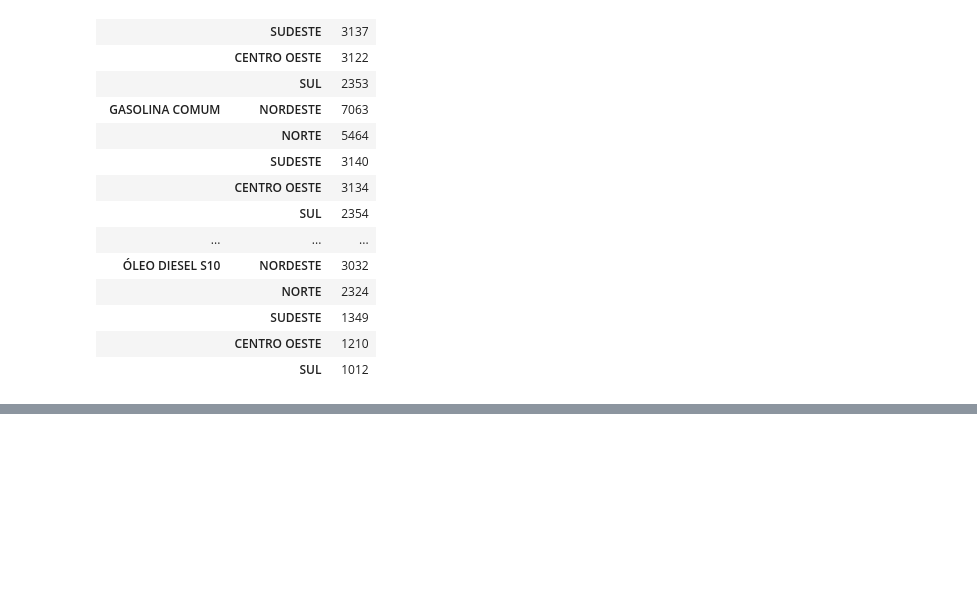
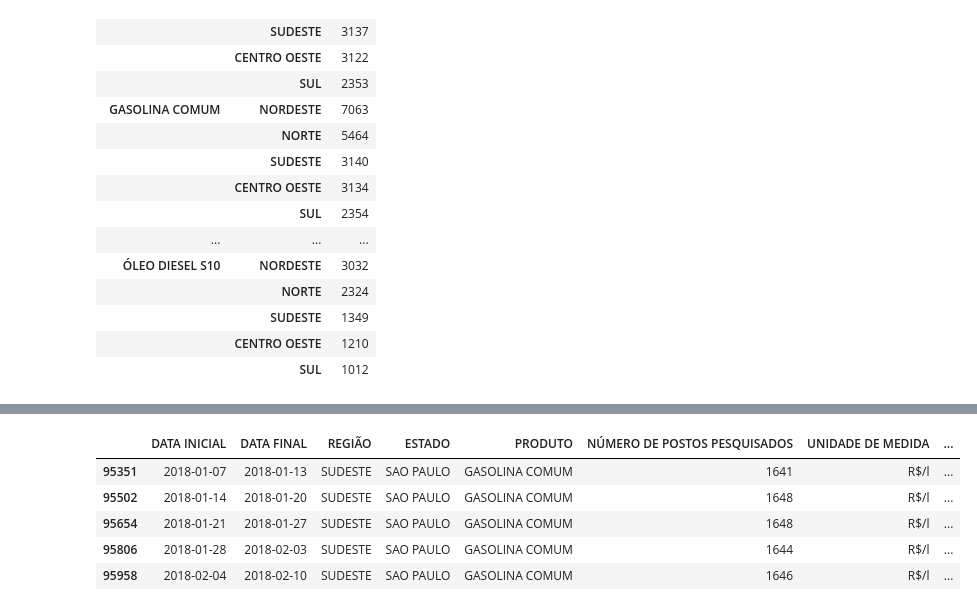
Before and after one commit to TheRonnieSouza/brazil-gas-prices-analysis, a Jupyter notebook: analysis.ipynb, the cells around one changed output, grey strips where cells are left out. Saved outputs shown, nothing was run; the diff lists cells and outputs as text; code cells hidden in the pictures; blank space fills up the shorter version.

```diff
--- a/analysis.ipynb
+++ b/analysis.ipynb
@@ -378,0 +395,12 @@ product_group['REGIÃO'].value_counts().to_frame()
+# %%
+###### Como os preços da Gasolina Comum em São paulo variaram em 2018?
+#### Resolução 1
+gasolina_sp_2018 = data_pre.query('PRODUTO == "GASOLINA COMUM" and ESTADO == "SAO PAULO" and ANO == 2018')
+gasolina_sp_2018.head()
+# %% [output]
+|  | DATA INICIAL | DATA FINAL | REGIÃO | ESTADO | PRODUTO | NÚMERO DE POSTOS PESQUISADOS | UNIDADE DE MEDIDA | ... |
+| 95351 | 2018-01-07 | 2018-01-13 | SUDESTE | SAO PAULO | GASOLINA COMUM | 1641 | R$/l | ... |
+| 95502 | 2018-01-14 | 2018-01-20 | SUDESTE | SAO PAULO | GASOLINA COMUM | 1648 | R$/l | ... |
+| 95654 | 2018-01-21 | 2018-01-27 | SUDESTE | SAO PAULO | GASOLINA COMUM | 1648 | R$/l | ... |
+| 95806 | 2018-01-28 | 2018-02-03 | SUDESTE | SAO PAULO | GASOLINA COMUM | 1644 | R$/l | ... |
+| 95958 | 2018-02-04 | 2018-02-10 | SUDESTE | SAO PAULO | GASOLINA COMUM | 1646 | R$/l | ... |
```
Also changed, not shown: parts of 4 cells of this notebook.
